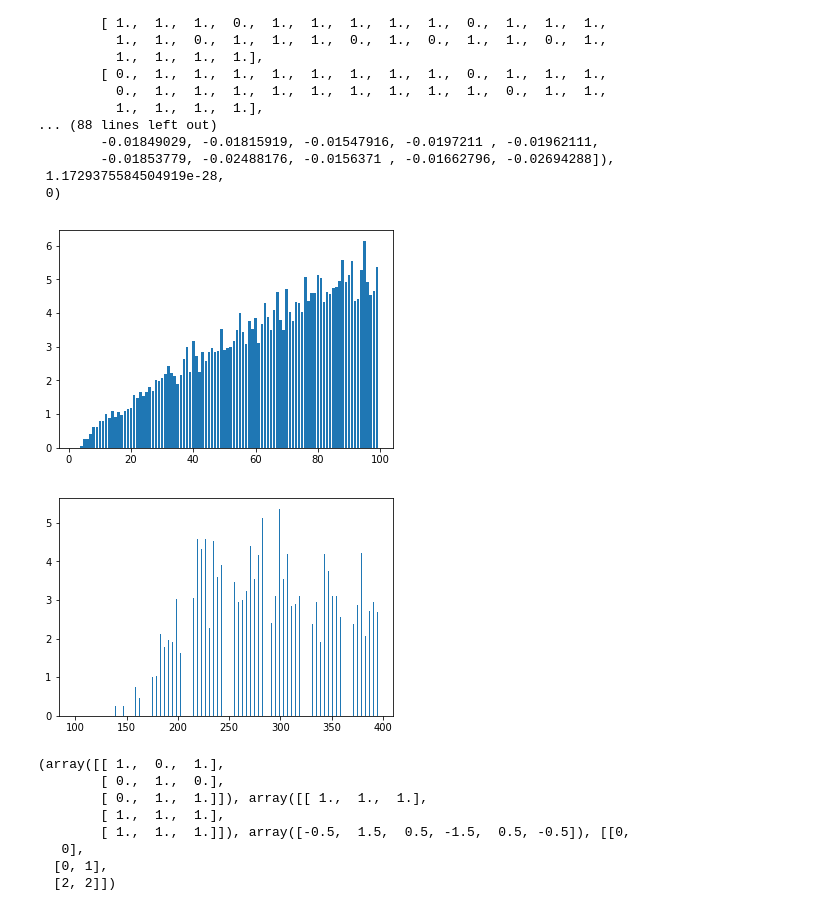
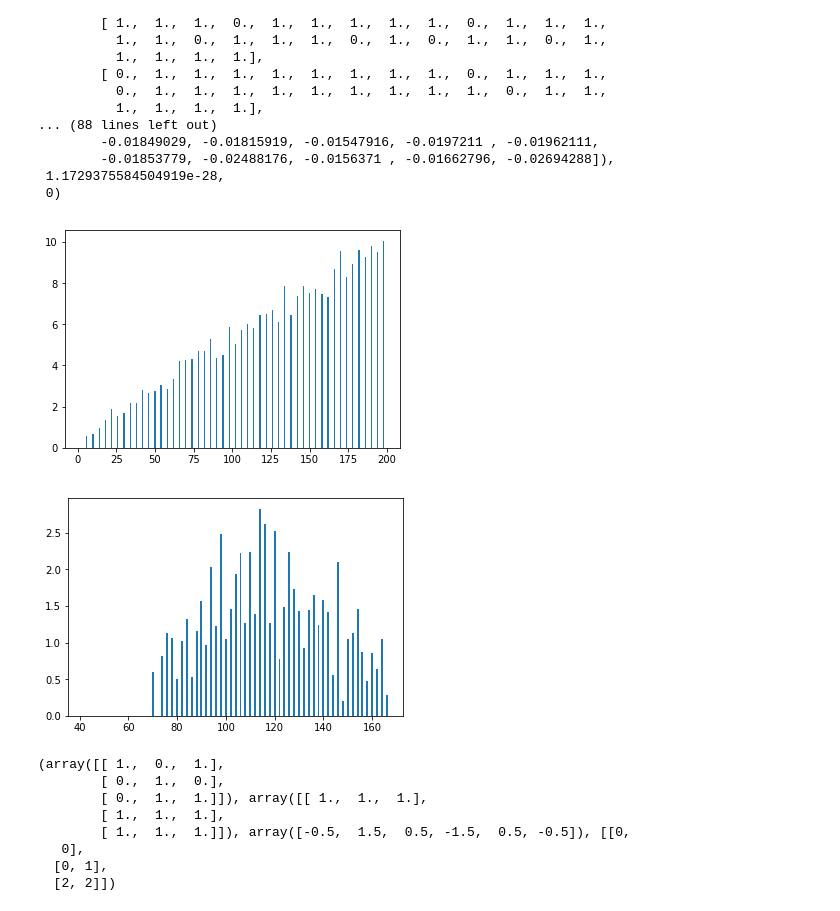
Before and after one commit to MapleOx/elec_flow, a Jupyter notebook: Bipartite Electrical Flow.ipynb, the cells around one changed output. Saved outputs shown, nothing was run; the diff lists cells and outputs as text; code cells hidden in the pictures.

```diff
--- a/Bipartite Electrical Flow.ipynb
+++ b/Bipartite Electrical Flow.ipynb
@@ -290,14 +290,14 @@ class NearPerfExperiment():
         plt.show()
 # %%
 npe = NearPerfExperiment(1)
-graph = npe.do_experiment([i for i in range(2, 100)])
+graph = npe.do_experiment([i for i in range(2, 200, 4)])
 npe.plot_results()
 # %% [output]
-[figure, old version]
+[figure, new version]
 # %%
-npe.plot_results_for_n(99)
+npe.plot_results_for_n(42)
 # %% [output]
-[figure, old version]
+[figure, new version]
 # %%
 g.adj_mat, g.res, g.potentials, g.edges
 # %% [output]
```
